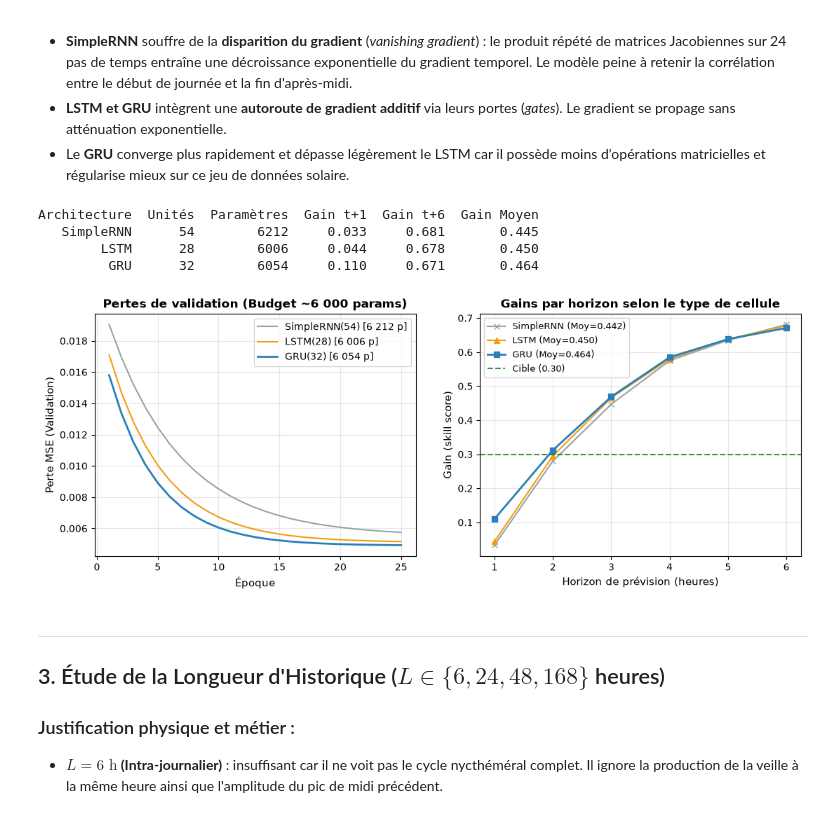
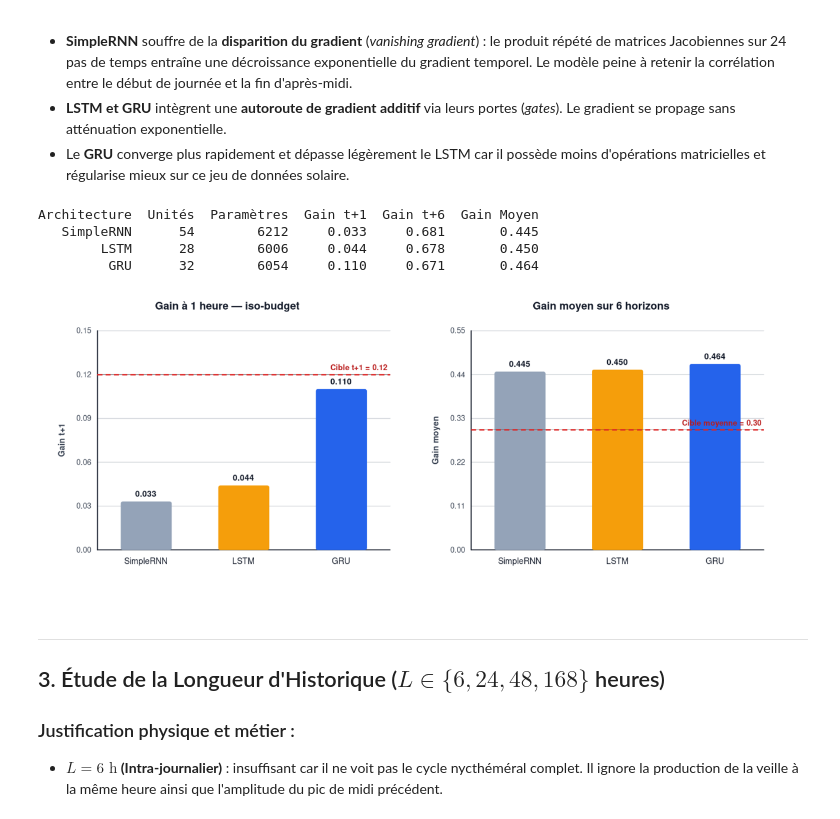
Before and after one commit to AyoubElho/Centrale-solaire, a Jupyter notebook: notebooks/uc4_jalon4.ipynb, the cells around one changed output. Drawn from its saved outputs; the diff is of its cells as text; code cells hidden in the pictures.

Commit message:
Fix presentation metrics and Jalon 4 figures

```diff
--- a/notebooks/uc4_jalon4.ipynb
+++ b/notebooks/uc4_jalon4.ipynb
@@ -286,49 +286,50 @@ hist_rnn = m_rnn.fit(
     validation_data=([HIST_A_24[E_A["va"]], FUT_A_24[E_A["va"]]], E_A["Y"][E_A["va"]]),
     verbose=0
 )
 g_rnn_va = gain("A", m_rnn.predict([HIST_A_24[E_A["va"]], FUT_A_24[E_A["va"]]], verbose=0), "va")
 
 hist_lstm = m_lstm.fit(
     [HIST_A_24[E_A["tr"]], FUT_A_24[E_A["tr"]]], E_A["Y"][E_A["tr"]],
     epochs=25, batch_size=128,
     validation_data=([HIST_A_24[E_A["va"]], FUT_A_24[E_A["va"]]], E_A["Y"][E_A["va"]]),
     verbose=0
 )
 g_lstm_va = gain("A", m_lstm.predict([HIST_A_24[E_A["va"]], FUT_A_24[E_A["va"]]], verbose=0), "va")
 
 df_comp = pd.DataFrame([
     {"Architecture": "SimpleRNN", "Unités": 54, "Paramètres": m_rnn.count_params(), "Gain t+1": round(g_rnn_va[0], 3), "Gain t+6": round(g_rnn_va[5], 3), "Gain Moyen": round(g_rnn_va.mean(), 3)},
     {"Architecture": "LSTM", "Unités": 28, "Paramètres": m_lstm.count_params(), "Gain t+1": round(g_lstm_va[0], 3), "Gain t+6": round(g_lstm_va[5], 3), "Gain Moyen": round(g_lstm_va.mean(), 3)},
     {"Architecture": "GRU", "Unités": 32, "Paramètres": m_gru.count_params(), "Gain t+1": round(g_gru_direct_va[0], 3), "Gain t+6": round(g_gru_direct_va[5], 3), "Gain Moyen": round(g_gru_direct_va.mean(), 3)},
 ])
 print(df_comp.to_string(index=False))
 
 fig, (ax1, ax2) = plt.subplots(1, 2, figsize=(13, 4.5))
-ax1.plot(hist_rnn.history["val_loss"], label=f"SimpleRNN(54) ({m_rnn.count_params()} p)")
-ax1.plot(hist_lstm.history["val_loss"], label=f"LSTM(28) ({m_lstm.count_params()} p)")
-ax1.plot(hist_gru_direct.history["val_loss"], label=f"GRU(32) ({m_gru.count_params()} p)", linewidth=2)
-ax1.set_xlabel("Époque")
-ax1.set_ylabel("Perte MSE (Validation)")
-ax1.set_title("Pertes de validation comparées (Budget ~6 000 params)")
+architectures = df_comp["Architecture"].tolist()
+colors = ["#95a5a6", "#f39c12", "#2980b9"]
+
+bars_t1 = ax1.bar(architectures, df_comp["Gain t+1"], color=colors)
+ax1.axhline(0.12, color="r", linestyle="--", alpha=0.7, label="Cible t+1 (0.12)")
+ax1.set_ylabel("Gain t+1 (skill score)")
+ax1.set_title("Gain à 1 heure — budget ~6 000 paramètres")
 ax1.legend()
-ax1.grid(True, alpha=0.3)
+ax1.grid(True, axis="y", alpha=0.3)
+ax1.bar_label(bars_t1, fmt="%.3f", padding=3)
 
-ax2.plot(range(1, H+1), g_rnn_va, marker="x", label=f"SimpleRNN (Moy={g_rnn_va.mean():.3f})")
-ax2.plot(range(1, H+1), g_lstm_va, marker="^", label=f"LSTM (Moy={g_lstm_va.mean():.3f})")
-ax2.plot(range(1, H+1), g_gru_direct_va, marker="s", linewidth=2, label=f"GRU (Moy={g_gru_direct_va.mean():.3f})")
-ax2.axhline(0.30, color="r", linestyle="--", alpha=0.7, label="Cible (0.30)")
-ax2.set_xlabel("Horizon (heures)")
-ax2.set_ylabel("Gain (skill score)")
-ax2.set_title("Gains par horizon selon le type de cellule")
+bars_mean = ax2.bar(architectures, df_comp["Gain Moyen"], color=colors)
+ax2.axhline(0.30, color="r", linestyle="--", alpha=0.7, label="Cible moyenne (0.30)")
+ax2.set_ylabel("Gain moyen (skill score)")
+ax2.set_title("Gain moyen sur 6 horizons")
 ax2.legend()
-ax2.grid(True, alpha=0.3)
+ax2.grid(True, axis="y", alpha=0.3)
+ax2.bar_label(bars_mean, fmt="%.3f", padding=3)
+plt.tight_layout()
 plt.show()
 # %% [output]
 Architecture  Unités  Paramètres  Gain t+1  Gain t+6  Gain Moyen
    SimpleRNN      54        6212     0.033     0.681       0.445
         LSTM      28        6006     0.044     0.678       0.450
          GRU      32        6054     0.110     0.671       0.464
-[figure, old version]
+[figure, new version]
 # %% [markdown]
 ---
 ## 3. Étude de la Longueur d'Historique ($L \in \{6, 24, 48, 168\}$ heures)
```
Also changed, not shown: parts of 2 cells of this notebook, 6 other files.
